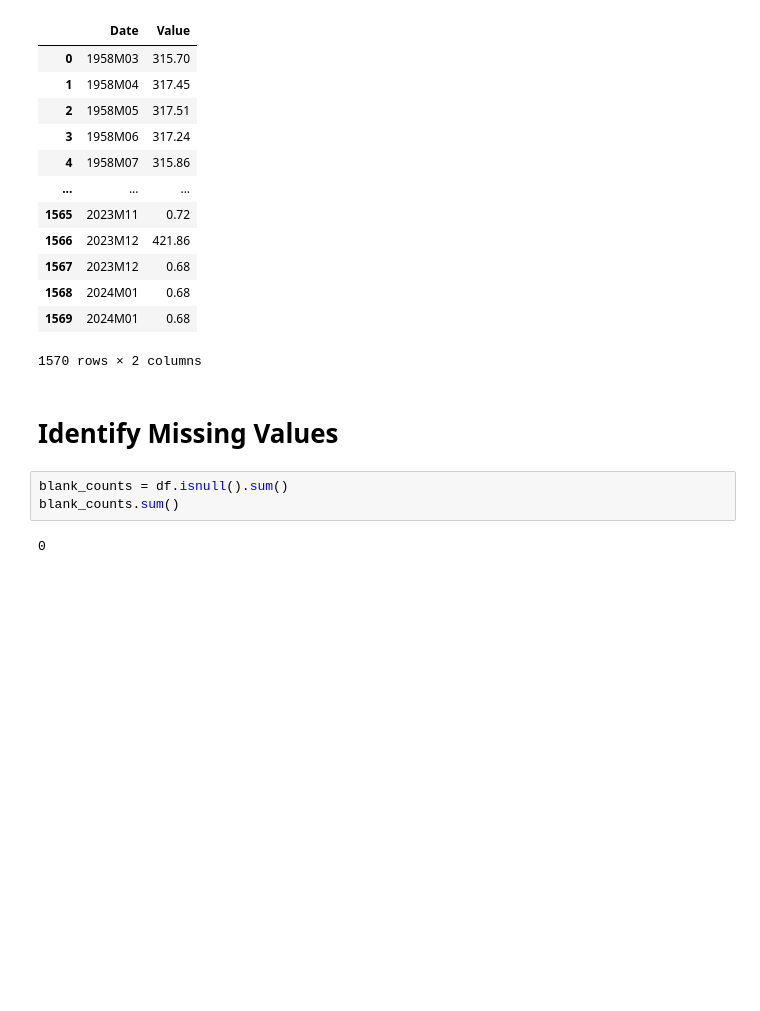
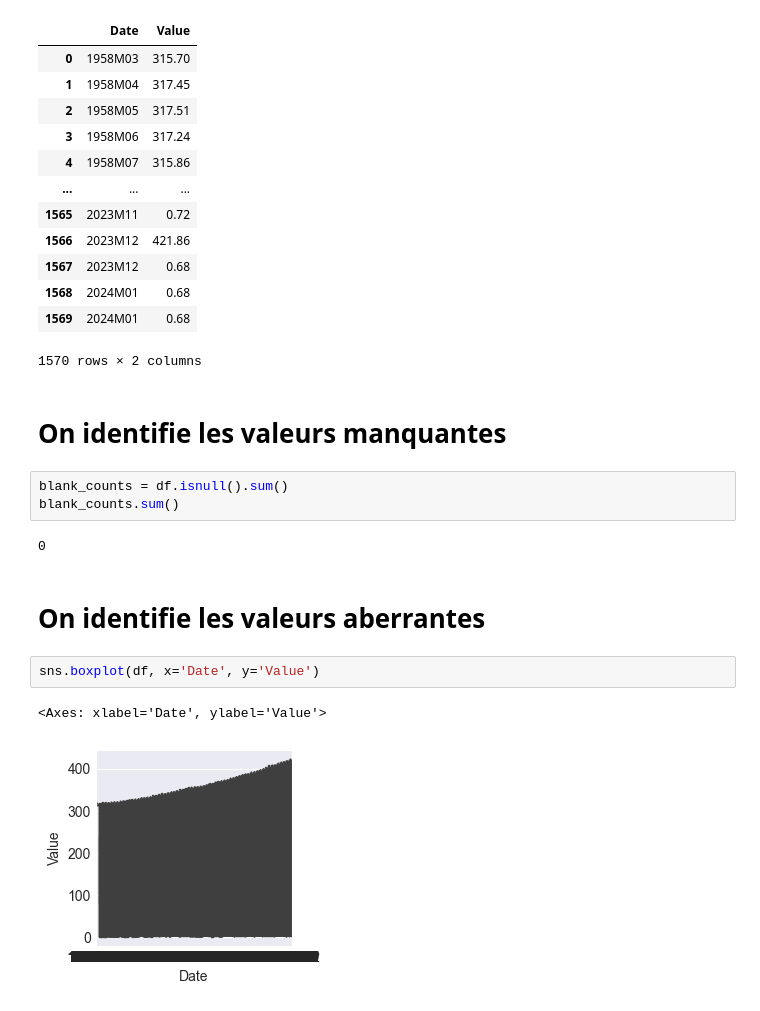
Before and after one commit to Ericcost/GlobalChangingAwarness, a Jupyter notebook: Global_Warming_Datasets/ACO2C.ipynb, the cells around one changed output. Drawn from its saved outputs; the diff is of its cells as text; blank space fills up the shorter version.

```diff
--- a/Global_Warming_Datasets/ACO2C.ipynb
+++ b/Global_Warming_Datasets/ACO2C.ipynb
@@ -93,10 +93,17 @@ df
 | 1569 | 2024M01 | 0.68 |
 1570 rows × 2 columns
 # %% [markdown]
-# Identify Missing Values
+# On identifie les valeurs manquantes
 # %%
 blank_counts = df.isnull().sum()
 blank_counts.sum()
 # %% [output]
 0
+# %% [markdown]
+# On identifie les valeurs aberrantes
+# %%
+sns.boxplot(df, x='Date', y='Value')
+# %% [output]
+<Axes: xlabel='Date', ylabel='Value'>
+[figure, added]
 # %%
```
Also changed, not shown: parts of 14 cells of this notebook.
